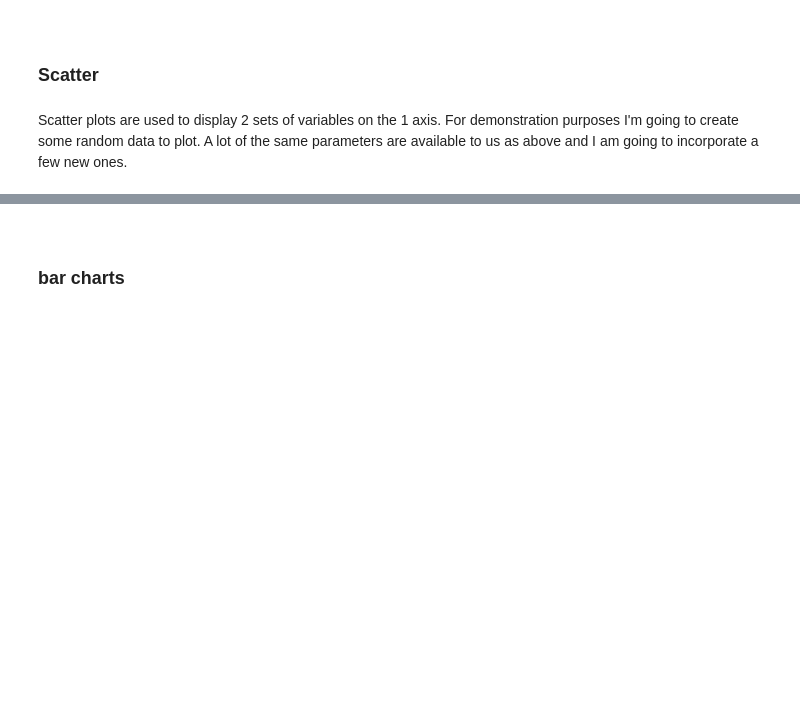
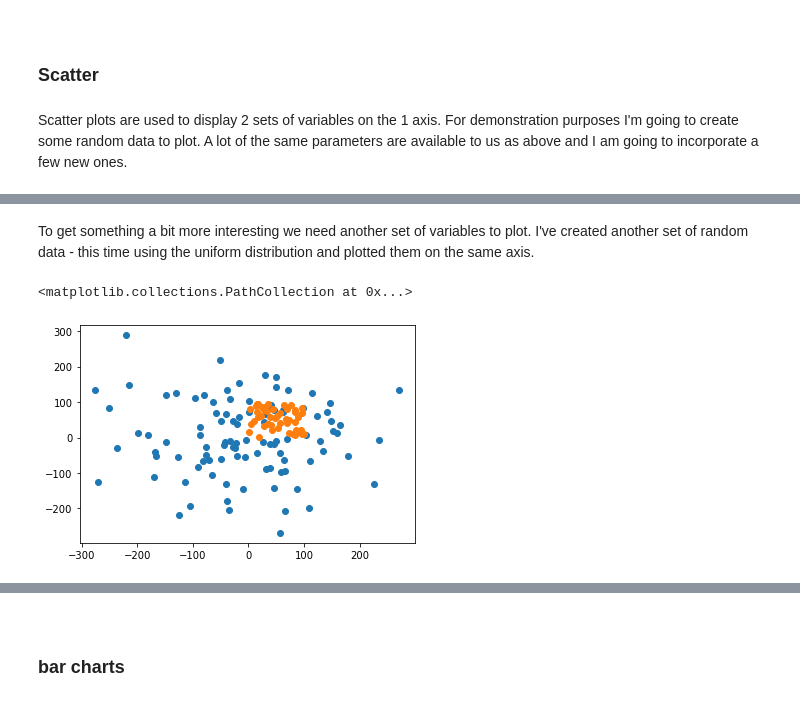
Before and after one commit to Caoimhinv/Fundamentals_Assessment, a Jupyter notebook: pyplot.ipynb, the cells around one changed output, grey strips where cells are left out. Cells and saved outputs as stored; diff of their text form; code cells hidden in the pictures; blank space fills up the shorter version.

```diff
--- a/pyplot.ipynb
+++ b/pyplot.ipynb
@@ -146,0 +147,11 @@ plt.scatter(x,y)
+# %% [markdown]
+To get something a bit more interesting we need another set of variables to plot. I've created another set of random data - this time using the uniform distribution and plotted them on the same axis.
+# %%
+a = rng.uniform(1, 100, size=50)
+b = rng.uniform(1, 100, size=50)
+
+plt.scatter(x,y)
+plt.scatter(a,b)
+# %% [output]
+<matplotlib.collections.PathCollection at 0x...>
+[figure, added]
```
Also changed, not shown: parts of 23 cells of this notebook, 1 other file.
